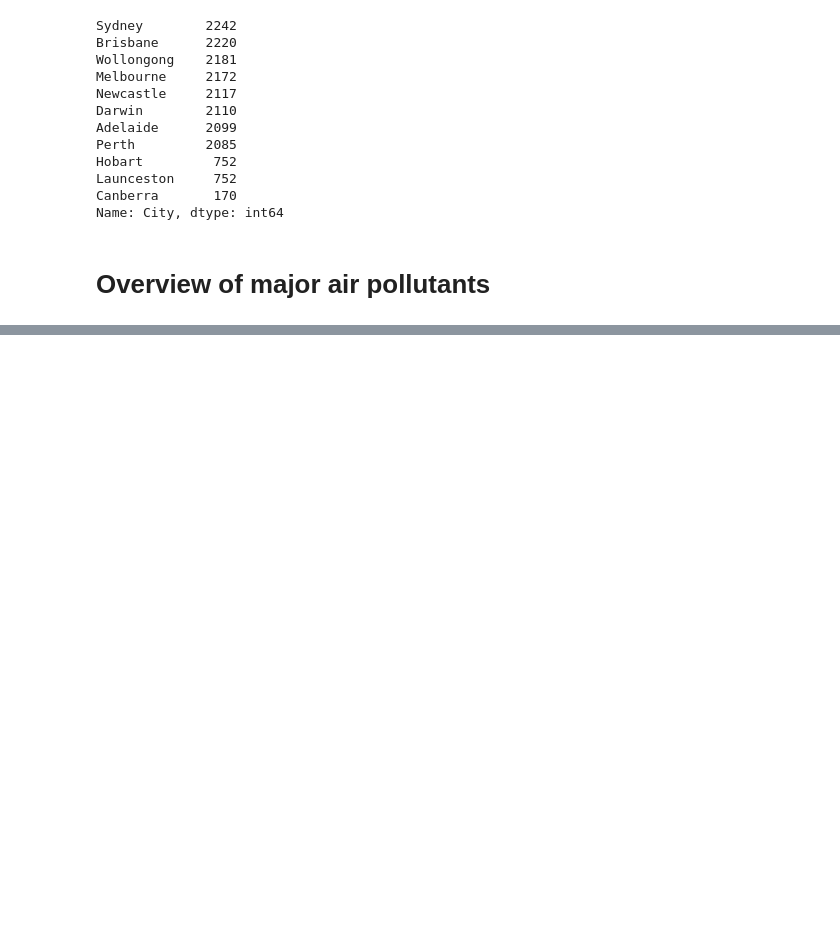
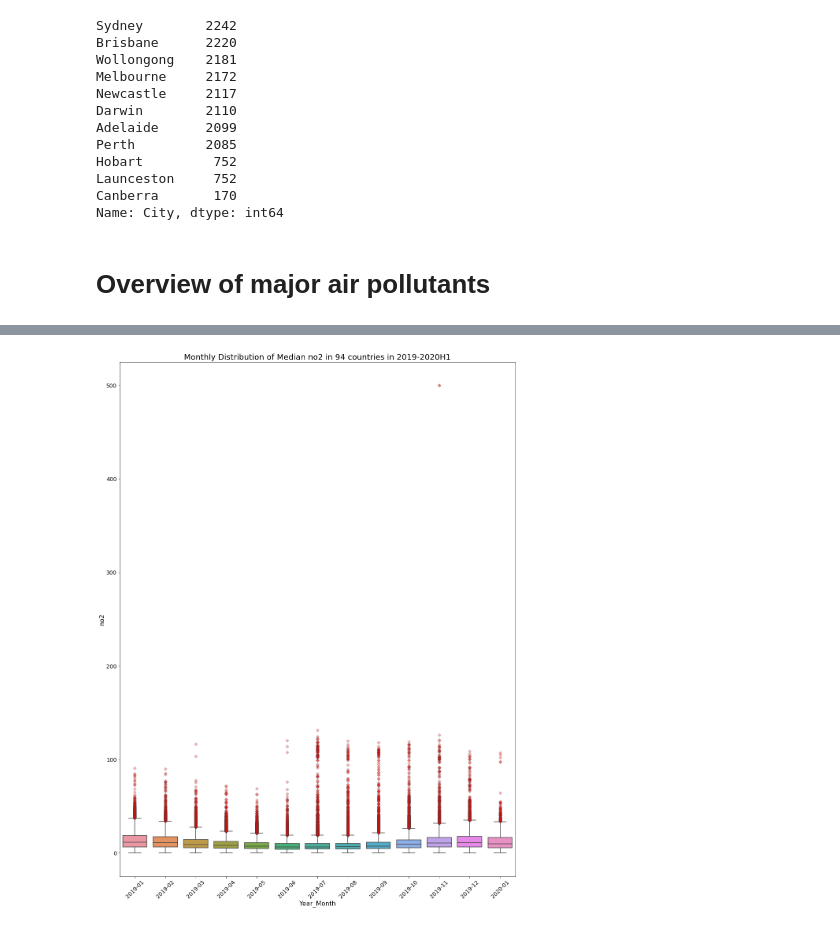
Before and after one commit to firdausmehta/COVID19-Global-Air-Quality, a Jupyter notebook: Clean_Data_Firdaus.ipynb, the cells around one changed output, grey strips where cells are left out. Drawn from its saved outputs; the diff is of its cells as text; code cells hidden in the pictures; blank space fills up the shorter version.

```diff
--- a/Clean_Data_Firdaus.ipynb
+++ b/Clean_Data_Firdaus.ipynb
@@ -220,0 +277,4 @@ Name: City, dtype: int64
+# %%
+specie_boxplot("no2")
+# %% [output]
+[figure, added]
```
Also changed, not shown: parts of 11 cells of this notebook, 6 other files.
